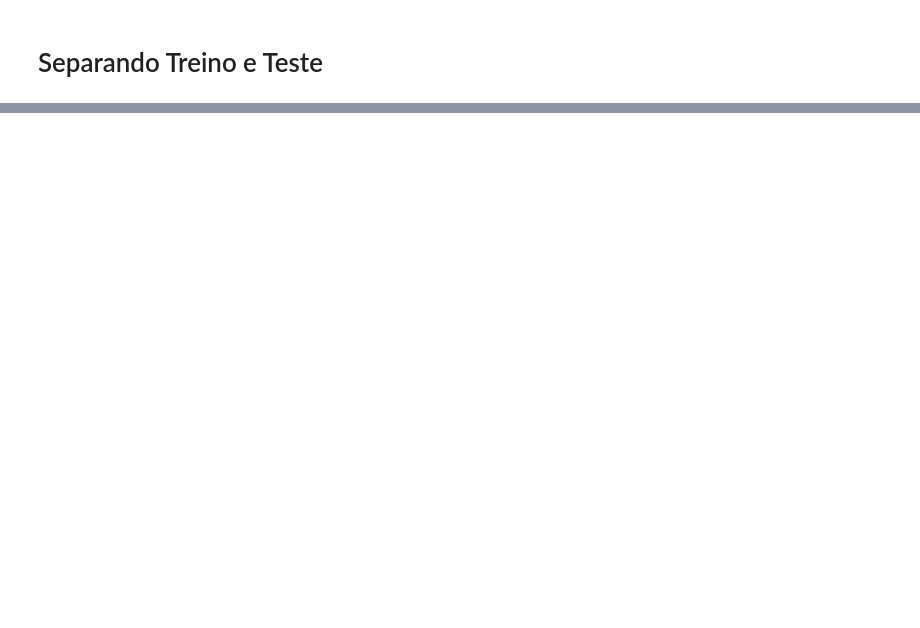
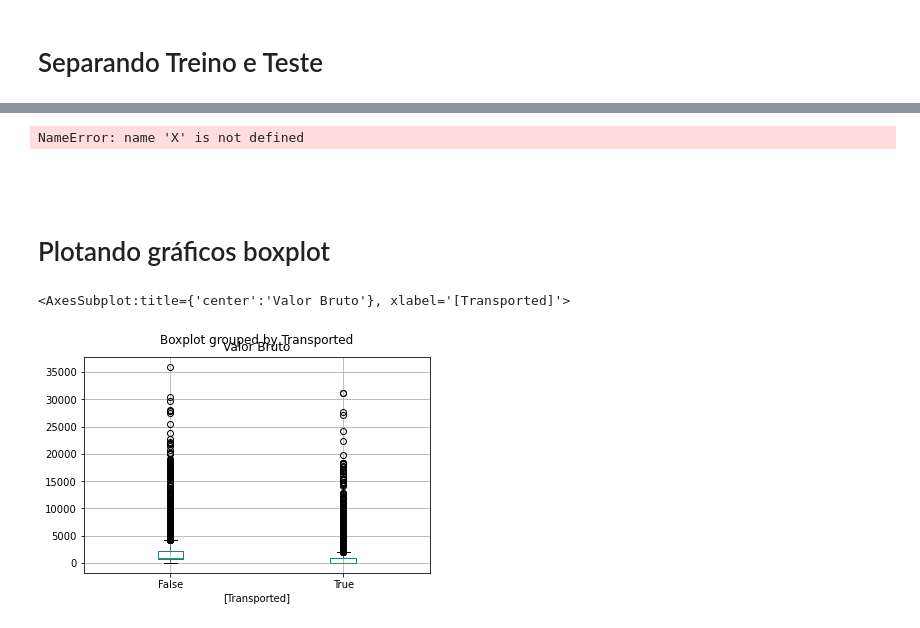
Before and after one commit to thomasbekhor/Exploratory-and-Predictive-Analysis, a Jupyter notebook: PASSANGERS.ipynb, the cells around one changed output, grey strips where cells are left out. Cells and saved outputs as stored; diff of their text form; code cells hidden in the pictures; blank space fills up the shorter version.

```diff
--- a/PASSANGERS.ipynb
+++ b/PASSANGERS.ipynb
@@ -212,6 +186,4 @@ ValueError: could not convert string to float: 'B'
 # %%
-"""
-
 from sklearn.model_selection import KFold
 from sklearn.model_selection import cross_val_score
 from sklearn.linear_model import LogisticRegression
@@ -232,4 +204,14 @@ classification_models.append(('Random Forest', RandomForestClassifier(n_estimato
 for name, model in classification_models:
   result = cross_val_score(model, X, y, scoring='accuracy')
   print("%s: Mean Accuracy = %.2f%% - SD Accuracy = %.2f%%" % (name, result.mean()*100, result.std()*100))
-"""
+# %% [output]
+NameError: name 'X' is not defined
+# %% [markdown]
+#
+# %% [markdown]
+# Plotando gráficos boxplot
+# %%
+df_passangers.boxplot(['Valor Bruto'], by=['Transported'])
+# %% [output]
+<AxesSubplot:title={'center':'Valor Bruto'}, xlabel='[Transported]'>
+[figure, added]
```
Also changed, not shown: parts of 17 cells of this notebook.
